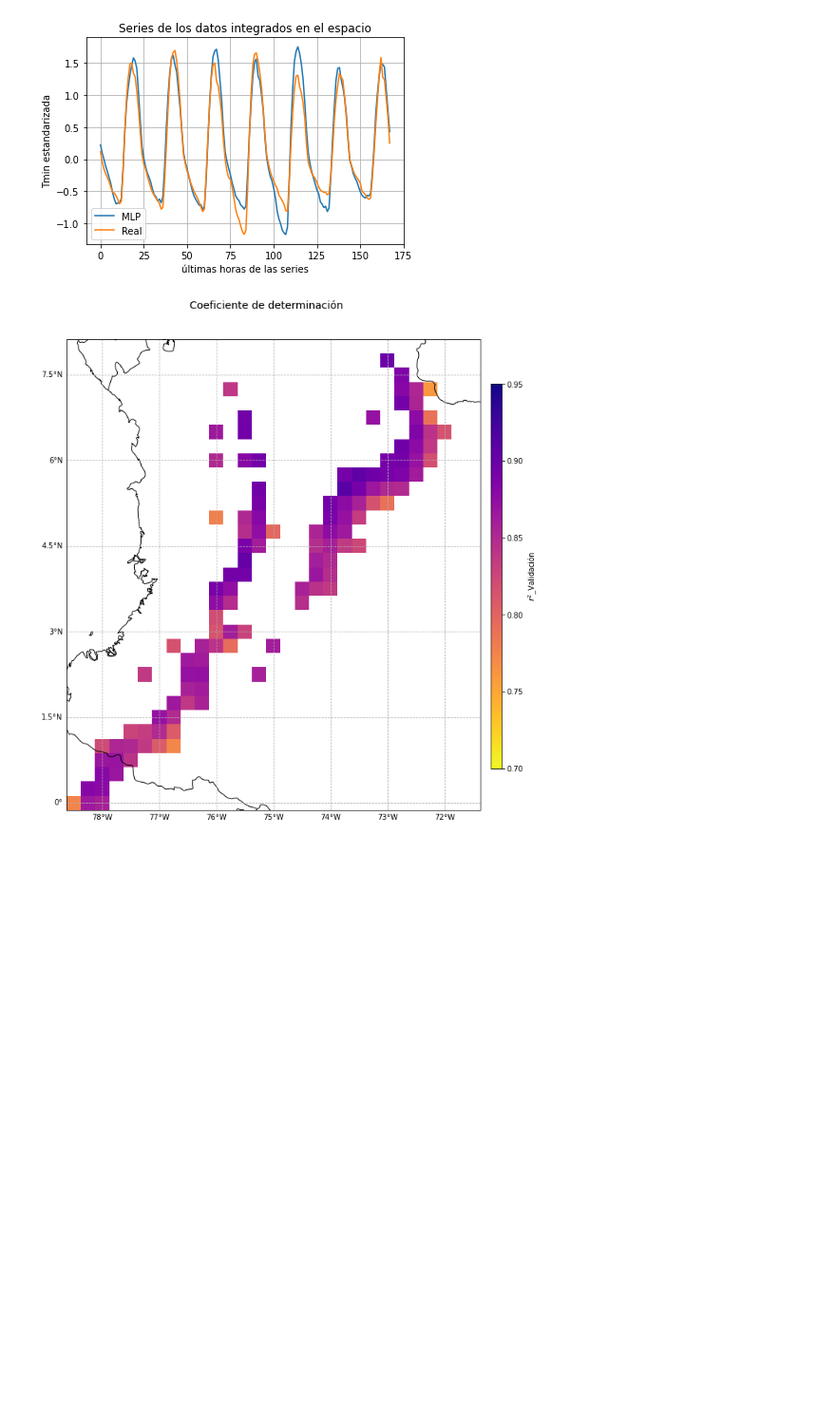
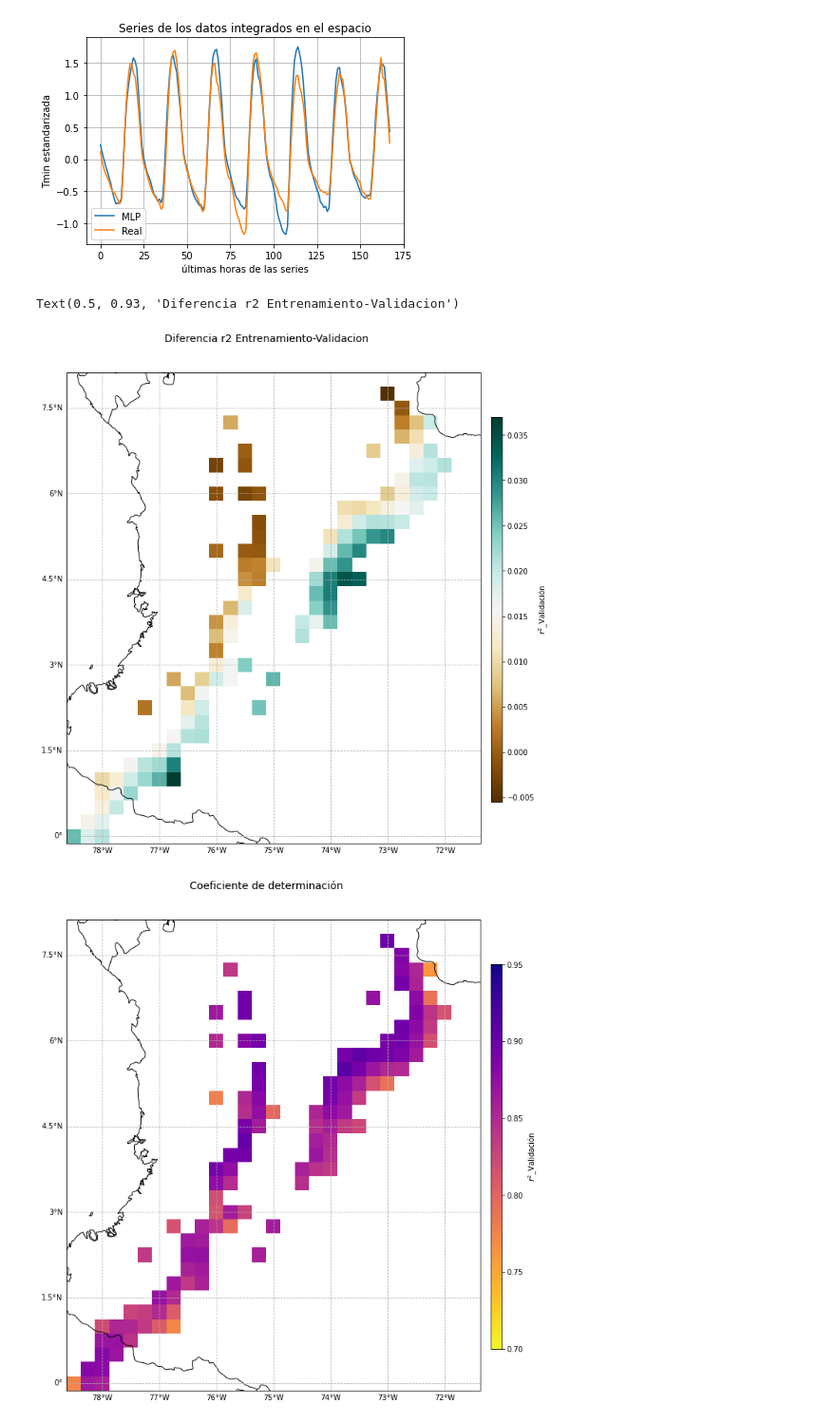
Before and after one commit to Oscar-Riv/Proyecto-Temperatura-Minima-MLG, a Jupyter notebook: MLP_Entrenamiento y validacion.ipynb, the cells around one changed output. Shown at 95% size. Saved outputs shown, nothing was run; the diff lists cells and outputs as text; code cells hidden in the pictures; blank space fills up the shorter version.

```diff
--- a/MLP_Entrenamiento y validacion.ipynb
+++ b/MLP_Entrenamiento y validacion.ipynb
@@ -36,6 +37,11 @@ import warnings
 warnings.filterwarnings('ignore')
 # %% [output]
 Intel(R) Extension for Scikit-learn* enabled (https://github.com/intel/scikit-learn-intelex)
+# %%
+# Path of your data
+path = 'D:/Documentos/Maestria/DATOS ERA5/ERA5/'
+mlg = 'D:/Documentos/Maestria/MLG/'
+save_imgs = mlg+'IMGS/'
 # %%
 # Read your data
 data = xr.open_dataset(path+'DATASET_ERA5.nc')
@@ -114,6 +117,24 @@ plt.title('Series de los datos integrados en el espacio')
 plt.savefig(save_imgs+'MLP_series_zona.png', dpi=300)
 # %% [output]
 [figure]
+# %%
+fig,ax = plt.subplots(figsize=(10,12),
+                      subplot_kw={'projection': ccrs.PlateCarree()})
+im = ax.pcolormesh(data.longitude,data.latitude, (val_mlp[0]-val_mlp[1]),cmap='BrBG')
+gl = ax.gridlines(draw_labels=True,linestyle='--')
+gl.top_labels = False
+gl.right_labels = False
+ax.coastlines()
+ax.add_feature(cfeature.BORDERS)
+#Y.latitude.shape[0]
+cax = fig.add_axes(bar)
+cbar = fig.colorbar(im,cax=cax)
+cbar.set_label('$r^2$_Validación')
+fig.suptitle('Diferencia r2 Entrenamiento-Validacion',y=0.93,fontsize=14)
+#plt.savefig(save_imgs+'LMR_r2diff_map.png', dpi=300)
+# %% [output]
+Text(0.5, 0.93, 'Diferencia r2 Entrenamiento-Validacion')
+[figure, added]
 # %%
 fig,ax = plt.subplots(figsize=(10,12),
                       subplot_kw={'projection': ccrs.PlateCarree()})
```
Also changed, not shown: parts of 2 cells of this notebook, 1 other file.
